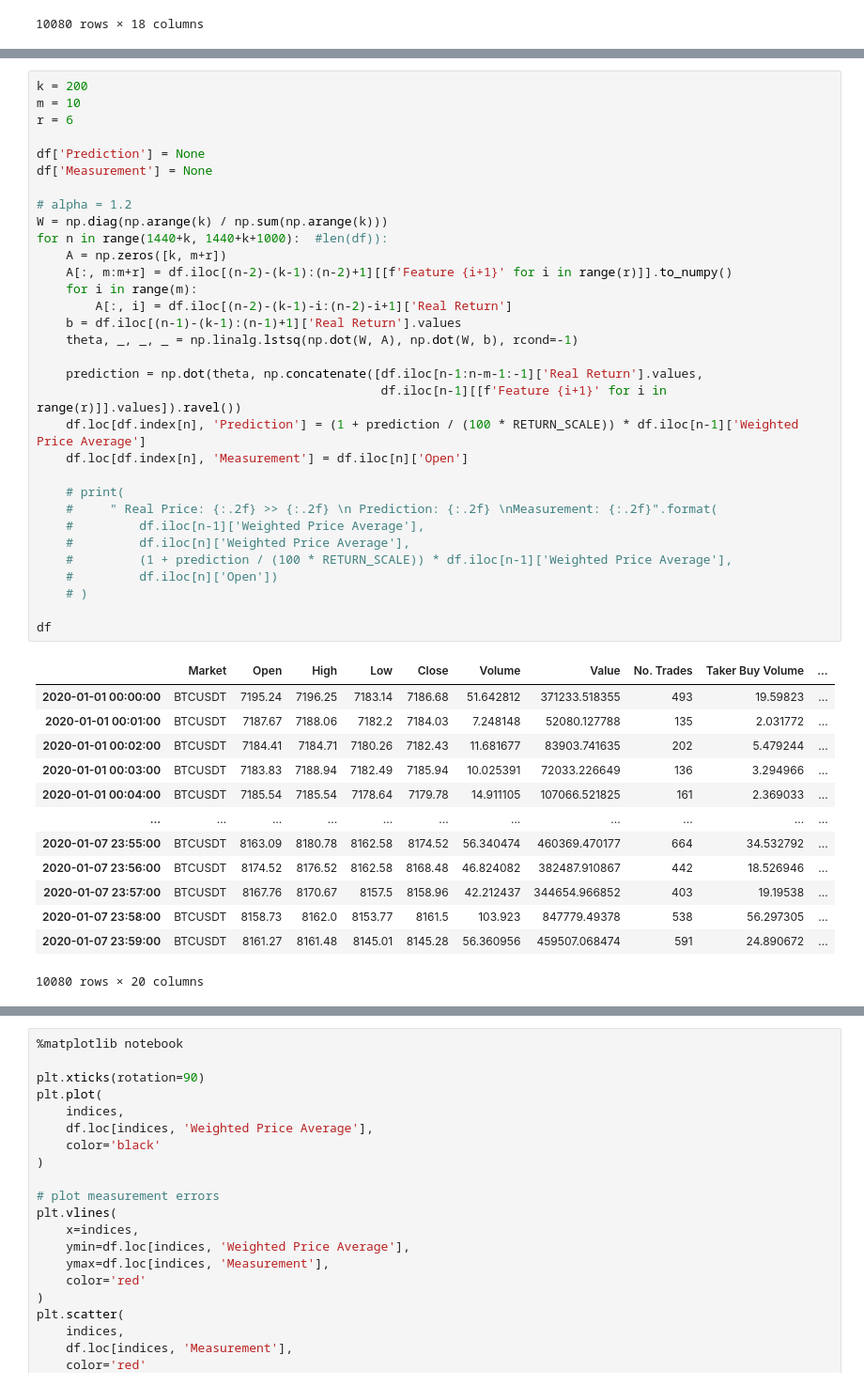
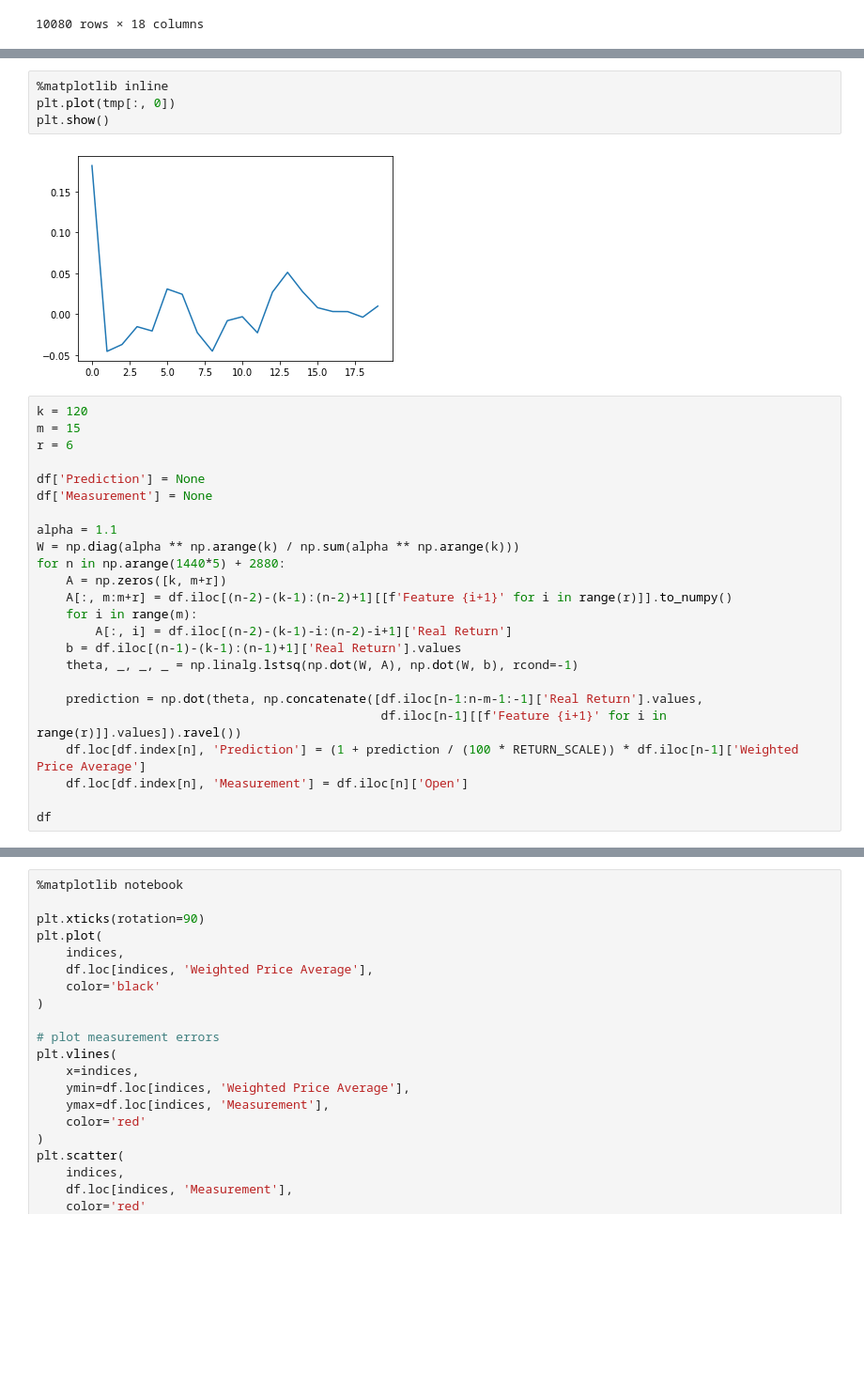
Before and after one commit to MohsenGhodrati/cvx_project_Kalman_Filter, a Jupyter notebook: Experiments.ipynb, the cells around one changed output, grey strips where cells are left out. Shown: that part at 94% size. Cells and saved outputs as stored; diff of their text form; blank space fills up the shorter version.

```diff
--- a/Experiments.ipynb
+++ b/Experiments.ipynb
@@ -120,14 +128,20 @@ df
+# %%
+%matplotlib inline
+plt.plot(tmp[:, 0])
+plt.show()
+# %% [output]
+[figure, added]
 # %%
-k = 200
-m = 10
+k = 120
+m = 15
 r = 6
 
 df['Prediction'] = None
 df['Measurement'] = None
 
-# alpha = 1.2
-W = np.diag(np.arange(k) / np.sum(np.arange(k)))
-for n in range(1440+k, 1440+k+1000):  #len(df)):
+alpha = 1.1
+W = np.diag(alpha ** np.arange(k) / np.sum(alpha ** np.arange(k)))
+for n in np.arange(1440*5) + 2880:
     A = np.zeros([k, m+r])
     A[:, m:m+r] = df.iloc[(n-2)-(k-1):(n-2)+1][[f'Feature {i+1}' for i in range(r)]].to_numpy()
     for i in range(m):
@@ -140,29 +154,7 @@ for n in range(1440+k, 1440+k+1000):  #len(df)):
     df.loc[df.index[n], 'Prediction'] = (1 + prediction / (100 * RETURN_SCALE)) * df.iloc[n-1]['Weighted Price Average']
     df.loc[df.index[n], 'Measurement'] = df.iloc[n]['Open']
 
-    # print(
-    #     " Real Price: {:.2f} >> {:.2f} \n Prediction: {:.2f} \nMeasurement: {:.2f}".format(
-    #         df.iloc[n-1]['Weighted Price Average'],
-    #         df.iloc[n]['Weighted Price Average'],
-    #         (1 + prediction / (100 * RETURN_SCALE)) * df.iloc[n-1]['Weighted Price Average'],
-    #         df.iloc[n]['Open'])
-    # )
-
 df
-# %% [output]
-|  | Market | Open | High | Low | Close | Volume | Value | No. Trades | Taker Buy Volume | ... |
-| 2020-01-01 00:00:00 | BTCUSDT | 7195.24 | 7196.25 | 7183.14 | 7186.68 | 51.642812 | 371233.518355 | 493 | 19.59823 | ... |
-| 2020-01-01 00:01:00 | BTCUSDT | 7187.67 | 7188.06 | 7182.2 | 7184.03 | 7.248148 | 52080.127788 | 135 | 2.031772 | ... |
-| 2020-01-01 00:02:00 | BTCUSDT | 7184.41 | 7184.71 | 7180.26 | 7182.43 | 11.681677 | 83903.741635 | 202 | 5.479244 | ... |
-| 2020-01-01 00:03:00 | BTCUSDT | 7183.83 | 7188.94 | 7182.49 | 7185.94 | 10.025391 | 72033.226649 | 136 | 3.294966 | ... |
-| 2020-01-01 00:04:00 | BTCUSDT | 7185.54 | 7185.54 | 7178.64 | 7179.78 | 14.911105 | 107066.521825 | 161 | 2.369033 | ... |
-| ... | ... | ... | ... | ... | ... | ... | ... | ... | ... | ... |
-| 2020-01-07 23:55:00 | BTCUSDT | 8163.09 | 8180.78 | 8162.58 | 8174.52 | 56.340474 | 460369.470177 | 664 | 34.532792 | ... |
-| 2020-01-07 23:56:00 | BTCUSDT | 8174.52 | 8176.52 | 8162.58 | 8168.48 | 46.824082 | 382487.910867 | 442 | 18.526946 | ... |
-| 2020-01-07 23:57:00 | BTCUSDT | 8167.76 | 8170.67 | 8157.5 | 8158.96 | 42.212437 | 344654.966852 | 403 | 19.19538 | ... |
-| 2020-01-07 23:58:00 | BTCUSDT | 8158.73 | 8162.0 | 8153.77 | 8161.5 | 103.923 | 847779.49378 | 538 | 56.297305 | ... |
-| 2020-01-07 23:59:00 | BTCUSDT | 8161.27 | 8161.48 | 8145.01 | 8145.28 | 56.360956 | 459507.068474 | 591 | 24.890672 | ... |
-10080 rows × 20 columns
 # %%
 indices = (df['Measurement'] - df['Weighted Price Average']).dropna().index
 
```
Also changed, not shown: parts of 5 cells of this notebook.
